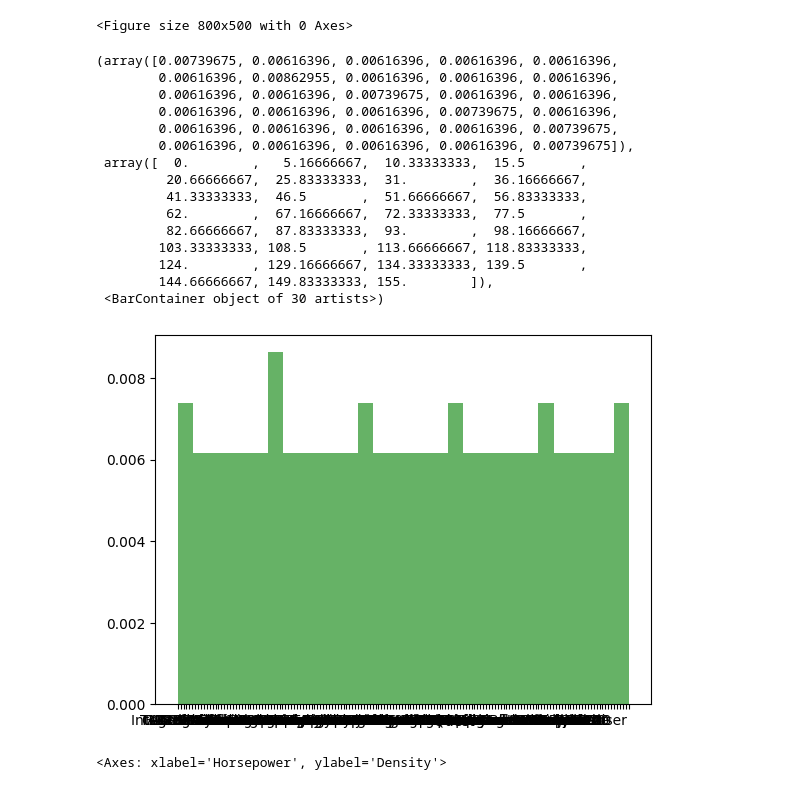
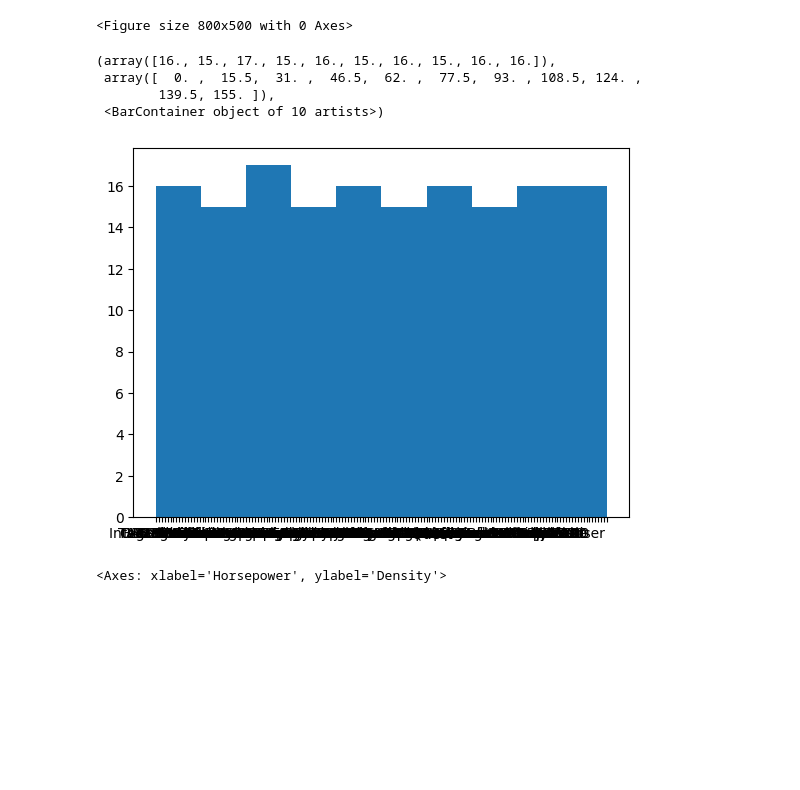
Before and after one commit to mudavathkalyan/ML, a Jupyter notebook: week2/week2.ipynb, the cells around one changed output. Drawn from its saved outputs; the diff is of its cells as text; code cells hidden in the pictures; blank space fills up the shorter version.

```diff
--- a/week2/week2.ipynb
+++ b/week2/week2.ipynb
@@ -320,9 +354,9 @@ df['Horsepower'].dtype
 dtype('O')
 # %%
 #datatype conversion
-df['Horsepower'] = pd.to_numeric(df['Horsepower'], errors='coerce')  # Invalid entries become NaN
+df['Horsepower'] = pd.to_numeric(df['Horsepower'])  # Invalid entries become NaN
 
-df['Horsepower'] = df['Horsepower'].fillna(0).astype(int)  # Fill NaN and cast to int
+# df['Horsepower'] = df['Horsepower'].fillna(0).astype(int)  # Fill NaN and cast to int
 # %%
 df['Horsepower'].dtype
 # %% [output]
@@ -359,24 +393,15 @@ plt.figure(figsize=(8,5))
 <Figure size 800x500 with 0 Axes>
 <Figure size 800x500 with 0 Axes>
 # %%
-plt.hist(df['Model'], bins=30, density=True, alpha=0.6,color="green", label="Histogram")
+# plt.hist(df['Model'], bins=30, density=True, alpha=0.6,color="green", label="Histogram")
+
+plt.hist(df['Model'])
 # %% [output]
-(array([0.00739675, 0.00616396, 0.00616396, 0.00616396, 0.00616396,
-        0.00616396, 0.00862955, 0.00616396, 0.00616396, 0.00616396,
-        0.00616396, 0.00616396, 0.00739675, 0.00616396, 0.00616396,
-        0.00616396, 0.00616396, 0.00616396, 0.00739675, 0.00616396,
-        0.00616396, 0.00616396, 0.00616396, 0.00616396, 0.00739675,
-        0.00616396, 0.00616396, 0.00616396, 0.00616396, 0.00739675]),
- array([  0.        ,   5.16666667,  10.33333333,  15.5       ,
-         20.66666667,  25.83333333,  31.        ,  36.16666667,
-         41.33333333,  46.5       ,  51.66666667,  56.83333333,
-         62.        ,  67.16666667,  72.33333333,  77.5       ,
-         82.66666667,  87.83333333,  93.        ,  98.16666667,
-        103.33333333, 108.5       , 113.66666667, 118.83333333,
-        124.        , 129.16666667, 134.33333333, 139.5       ,
-        144.66666667, 149.83333333, 155.        ]),
- <BarContainer object of 30 artists>)
+(array([16., 15., 17., 15., 16., 15., 16., 15., 16., 16.]),
+ array([  0. ,  15.5,  31. ,  46.5,  62. ,  77.5,  93. , 108.5, 124. ,
+        139.5, 155. ]),
+ <BarContainer object of 10 artists>)
-[figure, old version]
+[figure, new version]
 # %%
 # A kernel density estimate (KDE) plot is a method for visualizing the
 # distribution of observations in a dataset, analogous to a histogram. KDE
```
Also changed, not shown: parts of 20 cells of this notebook, 1 other file.
